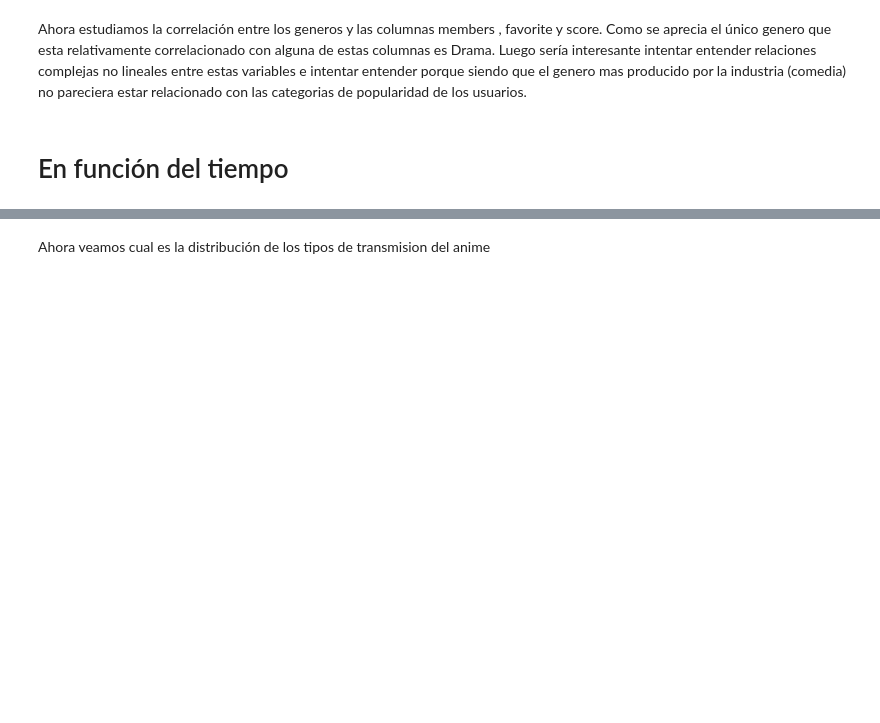
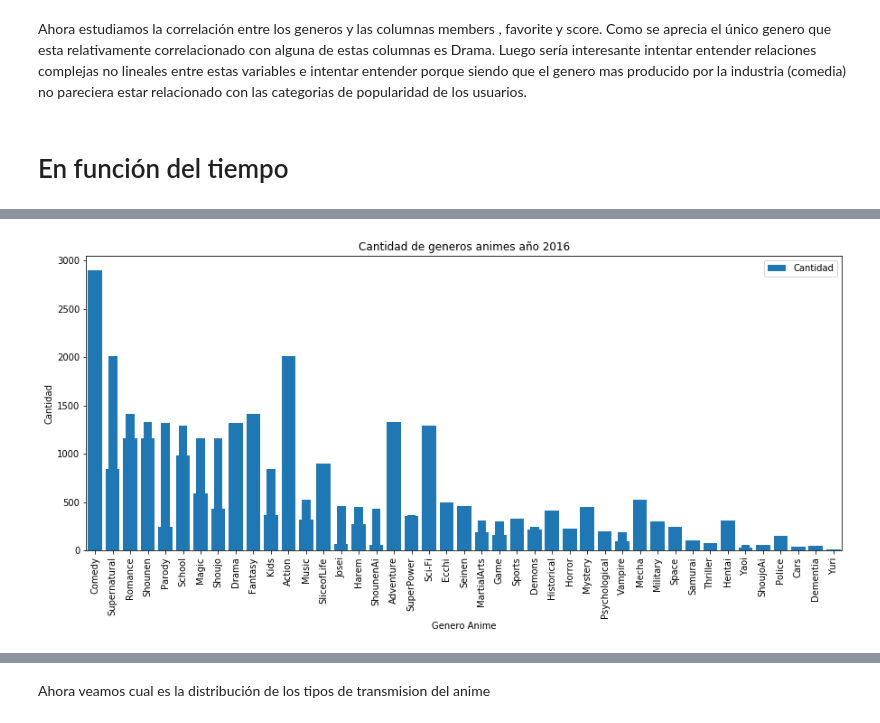
Before and after one commit to diegoolguinw/AnimeDataSet, a Jupyter notebook: Proyecto Mineria de Datos.ipynb, the cells around one changed output, grey strips where cells are left out. Drawn from its saved outputs; the diff is of its cells as text; code cells hidden in the pictures; blank space fills up the shorter version.

```diff
--- a/Proyecto Mineria de Datos.ipynb
+++ b/Proyecto Mineria de Datos.ipynb
@@ -796,0 +845,36 @@ Ahora estudiamos la correlación entre los generos y las columnas members , favo
+# %%
+tiempoGenero = animeList[['Comedy',
+       'Supernatural', 'Romance', 'Shounen', 'Parody', 'School', 'Magic',
+       'Shoujo', 'Drama', 'Fantasy', 'Kids', 'Action', 'Music', 'SliceofLife',
+       'Josei', 'Harem', 'ShounenAi', 'Adventure', 'SuperPower', 'Sci-Fi',
+       'Ecchi', 'Seinen', 'MartialArts', 'Game', 'Sports', 'Demons',
+       'Historical', 'Horror', 'Mystery', 'Psychological', 'Vampire', 'Mecha',
+       'Military', 'Space', 'Samurai', 'Thriller', 'Hentai', 'Yaoi',
+       'ShoujoAi', 'Police', 'Cars', 'Dementia', 'Yuri','aired_initial_year']]
+
+year2016 = tiempoGenero[tiempoGenero['aired_initial_year'] == 2016]
+year2016 = year2016.drop(columns = ['aired_initial_year'])
+
+graphList = {'Comedy':[],
+       'Supernatural':[], 'Romance':[], 'Shounen':[], 'Parody':[], 'School':[], 'Magic':[],
+       'Shoujo':[], 'Drama':[], 'Fantasy':[], 'Kids':[], 'Action':[], 'Music':[], 'SliceofLife':[],
+       'Josei':[], 'Harem':[], 'ShounenAi':[], 'Adventure':[], 'SuperPower':[], 'Sci-Fi':[],
+       'Ecchi':[], 'Seinen':[], 'MartialArts':[], 'Game':[], 'Sports':[], 'Demons':[],
+       'Historical':[], 'Horror':[], 'Mystery':[], 'Psychological':[], 'Vampire':[], 'Mecha':[],
+       'Military':[], 'Space':[], 'Samurai':[], 'Thriller':[], 'Hentai':[], 'Yaoi':[],
+       'ShoujoAi':[], 'Police':[], 'Cars':[], 'Dementia':[], 'Yuri':[]}
+
+for col in graphList:
+    graphList[col] = sum(tiempoGenero[col].tolist())
+
+
+dataFrameGenereSum.plot.bar(figsize =(15,6))
+plt.bar(range(len(graphList)), list(graphList.values()), align='center')
+plt.xticks(range(len(graphList)), list(graphList.keys()))
+plt.xlabel('Genero Anime')
+plt.ylabel('Cantidad')
+plt.legend()
+plt.title('Cantidad de generos animes año 2016')
+plt.show()
+# %% [output]
+[figure, added]
```
Also changed, not shown: parts of 10 cells of this notebook.
